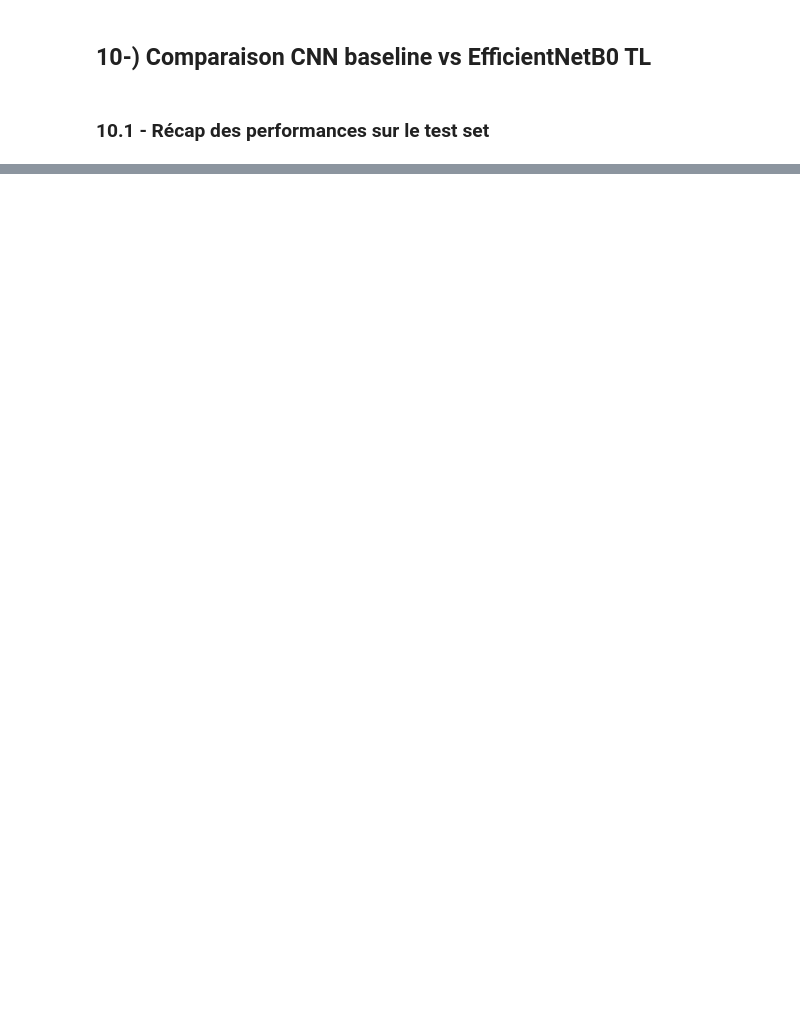
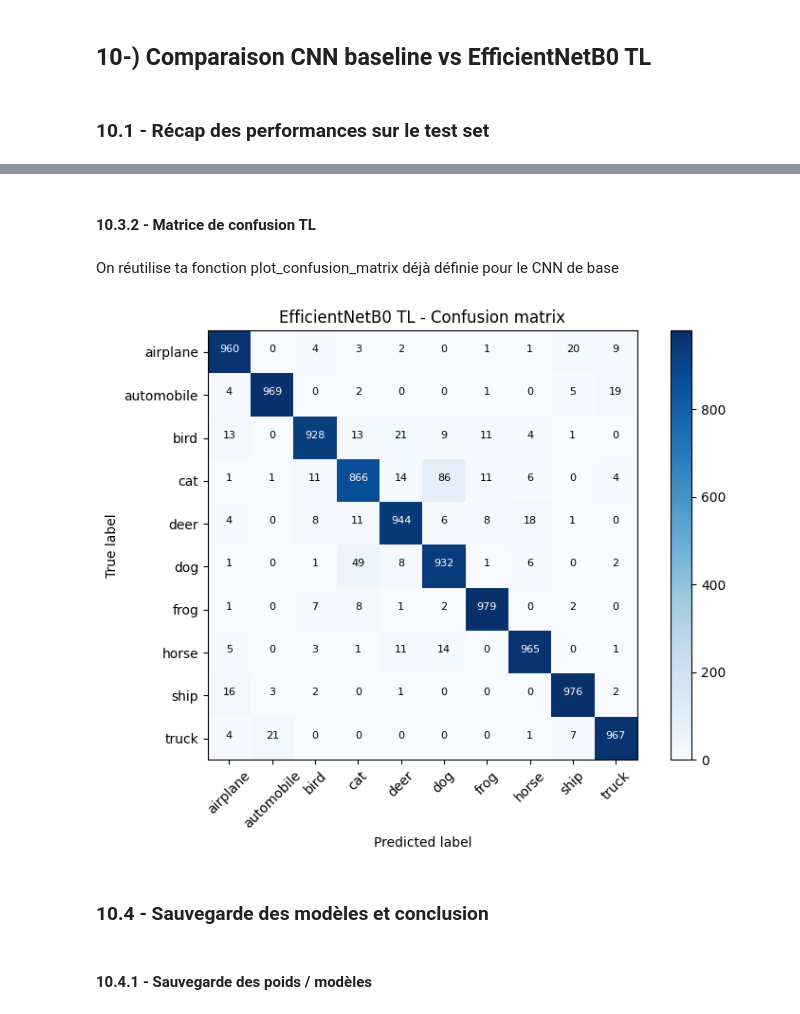
Before and after one commit to Momo3972/deepvision-cifar10-classifier, a Jupyter notebook: 01_cifar10_cnn.ipynb, the cells around one changed output, grey strips where cells are left out. Cells and saved outputs as stored; diff of their text form; code cells hidden in the pictures; blank space fills up the shorter version.

```diff
--- a/01_cifar10_cnn.ipynb
+++ b/01_cifar10_cnn.ipynb
@@ -651,0 +714,18 @@ NameError: name 'test_acc' is not defined
+# %%
+from sklearn.metrics import classification_report, confusion_matrix
+import numpy as np
+
+# Classification report pour EfficientNetB0 TL
+
+y_true_tl = []
+y_pred_tl = []
+
+for images, labels in test_ds_tl:
+    preds = model_tl.predict(images, verbose=0)
+    y_true_tl.extend(labels.numpy())
+    y_pred_tl.extend(np.argmax(preds, axis=1))
+
+y_true_tl = np.array(y_true_tl)
+y_pred_tl = np.array(y_pred_tl)
+
+print(classification_report(y_true_tl, y_pred_tl, target_names=class_names))
@@ -651,0 +749,15 @@ NameError: name 'test_acc' is not defined
+# %% [markdown]
+#### 10.3.2 - Matrice de confusion TL
+# %% [markdown]
+On réutilise ta fonction plot_confusion_matrix déjà définie pour le CNN de base
+# %%
+# Matrice de confusion pour EfficientNetB0 TL
+
+cm_tl = confusion_matrix(y_true_tl, y_pred_tl)
+plot_confusion_matrix(cm_tl, class_names, title="EfficientNetB0 TL - Confusion matrix")
+# %% [output]
+[figure, added]
+# %% [markdown]
+### 10.4 - Sauvegarde des modèles et conclusion
+# %% [markdown]
+#### 10.4.1 - Sauvegarde des poids / modèles
```
Also changed, not shown: parts of 26 cells of this notebook.
